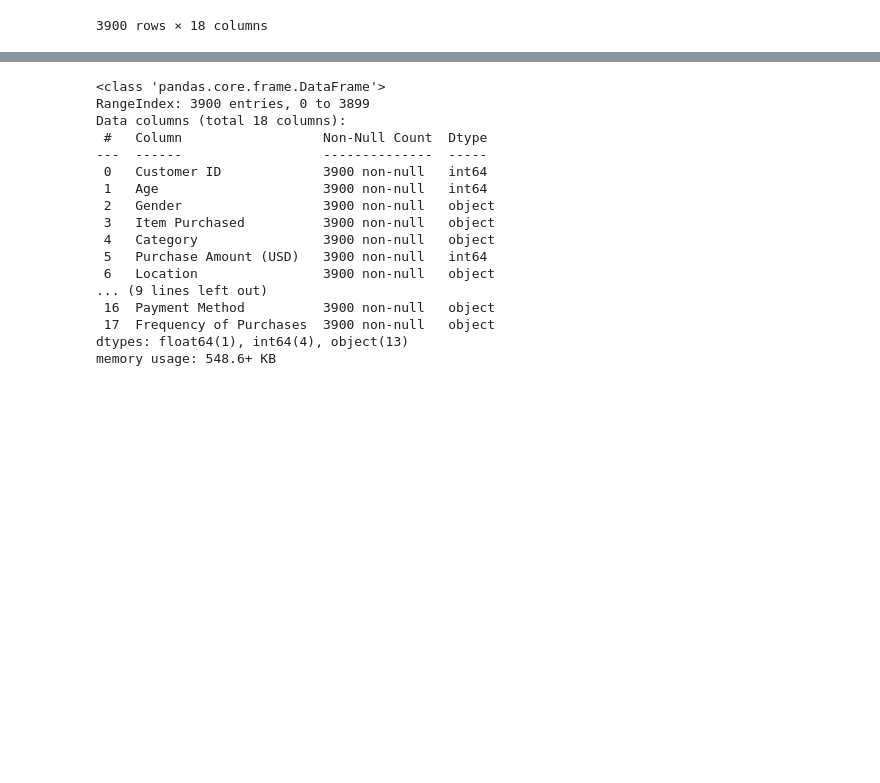
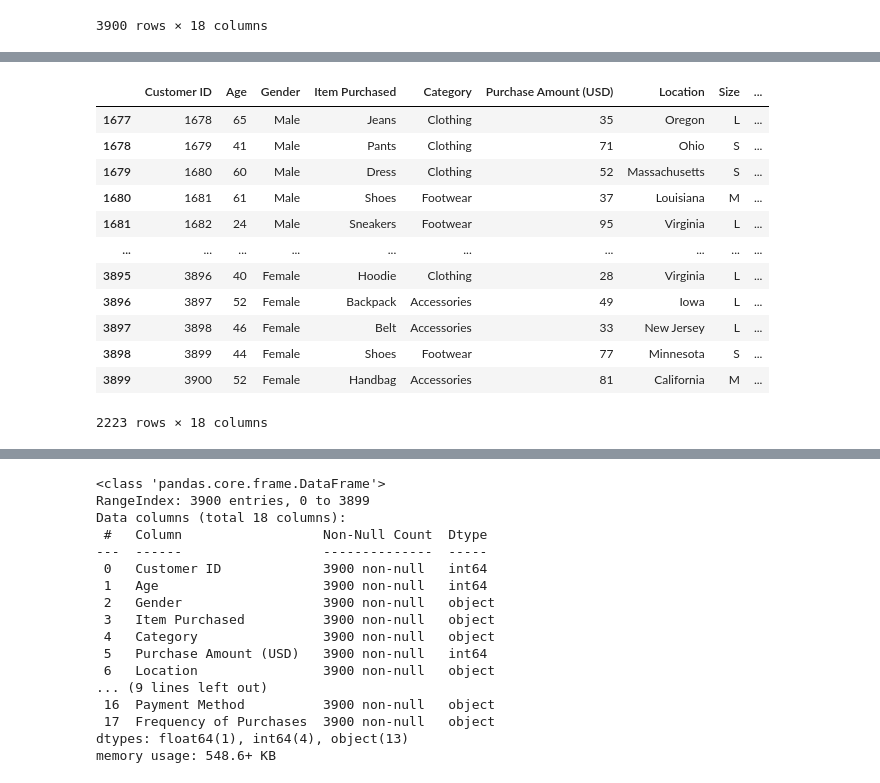
Before and after one commit to vidyasager162/MDSC-106, a Jupyter notebook: End Sem/my-work.ipynb, the cells around one changed output, grey strips where cells are left out. Cells and saved outputs as stored; diff of their text form; code cells hidden in the pictures; blank space fills up the shorter version.

```diff
--- a/End Sem/my-work.ipynb
+++ b/End Sem/my-work.ipynb
@@ -22,0 +51,16 @@ df
+# %%
+df[df['Discount Applied'] == 'No']
+# %% [output]
+|  | Customer ID | Age | Gender | Item Purchased | Category | Purchase Amount (USD) | Location | Size | ... |
+| 1677 | 1678 | 65 | Male | Jeans | Clothing | 35 | Oregon | L | ... |
+| 1678 | 1679 | 41 | Male | Pants | Clothing | 71 | Ohio | S | ... |
+| 1679 | 1680 | 60 | Male | Dress | Clothing | 52 | Massachusetts | S | ... |
+| 1680 | 1681 | 61 | Male | Shoes | Footwear | 37 | Louisiana | M | ... |
+| 1681 | 1682 | 24 | Male | Sneakers | Footwear | 95 | Virginia | L | ... |
+| ... | ... | ... | ... | ... | ... | ... | ... | ... | ... |
+| 3895 | 3896 | 40 | Female | Hoodie | Clothing | 28 | Virginia | L | ... |
+| 3896 | 3897 | 52 | Female | Backpack | Accessories | 49 | Iowa | L | ... |
+| 3897 | 3898 | 46 | Female | Belt | Accessories | 33 | New Jersey | L | ... |
+| 3898 | 3899 | 44 | Female | Shoes | Footwear | 77 | Minnesota | S | ... |
+| 3899 | 3900 | 52 | Female | Handbag | Accessories | 81 | California | M | ... |
+2223 rows × 18 columns
```
Also changed, not shown: parts of 56 cells of this notebook.
